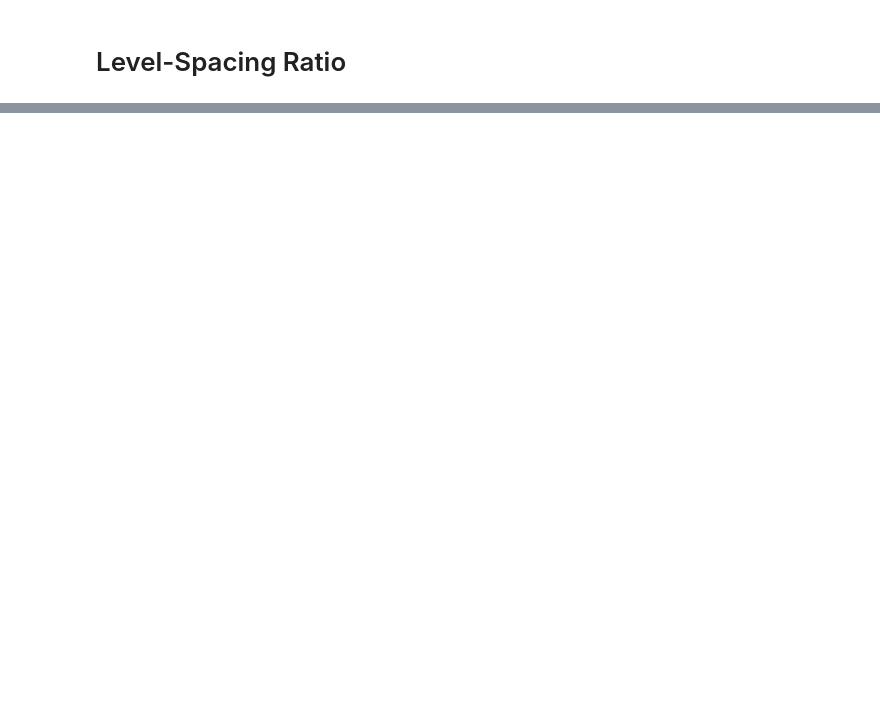
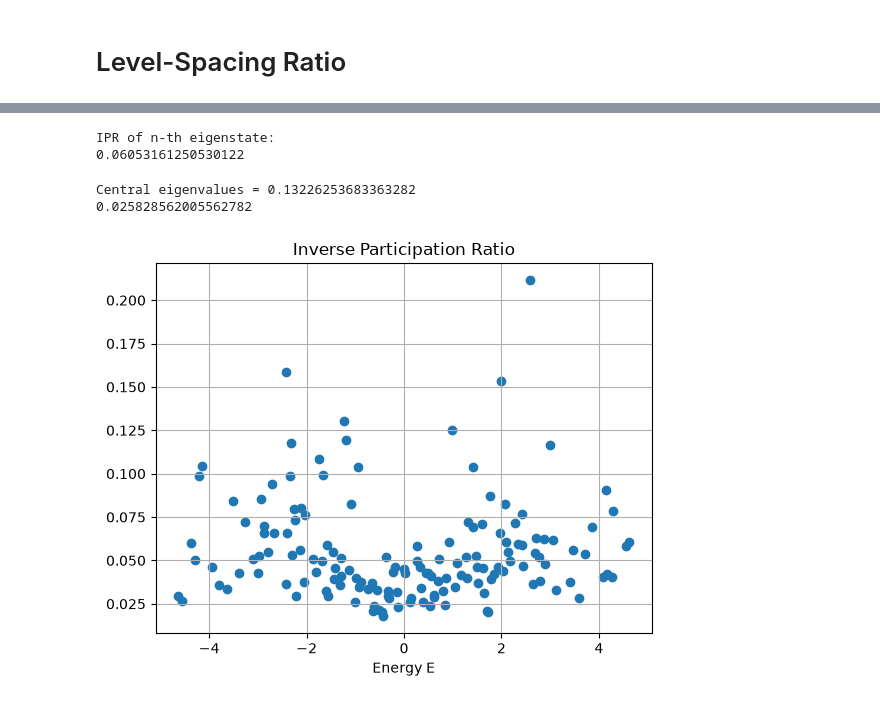
Before and after one commit to Susanta3006/Anderson-Localization, a Jupyter notebook: Tight Binding Model.ipynb, the cells around one changed output, grey strips where cells are left out. Cells and saved outputs as stored; diff of their text form; code cells hidden in the pictures; blank space fills up the shorter version.

```diff
--- a/Tight Binding Model.ipynb
+++ b/Tight Binding Model.ipynb
@@ -297,0 +330,5 @@ N is too small to claculate the level-spacing ratio
+# %%
+IPR = np.sum(np.abs(eigenvectors)**4, axis=0)
+
+print("\nIPR of all eigenstates:")
+print(IPR)
@@ -297,0 +353,23 @@ N is too small to claculate the level-spacing ratio
+# %%
+print ("IPR of n-th eigenstate:")
+print(IPR[n])
+# %% [output]
+IPR of n-th eigenstate:
+0.06053161250530122
+# %%
+center = N//2
+print("Central eigenvalues =", eigenvalues[center])
+print(IPR[center])
+# %% [output]
+Central eigenvalues = 0.13226253683363282
+0.025828562005562782
+# %%
+plt.scatter(eigenvalues, IPR)
+
+plt.xlabel("Energy E")
+# plt.ylabel(IPR)
+plt.title("Inverse Participation Ratio")
+plt.grid()
+plt.show()
+# %% [output]
+[figure, added]
```
Also changed, not shown: parts of 12 cells of this notebook.
